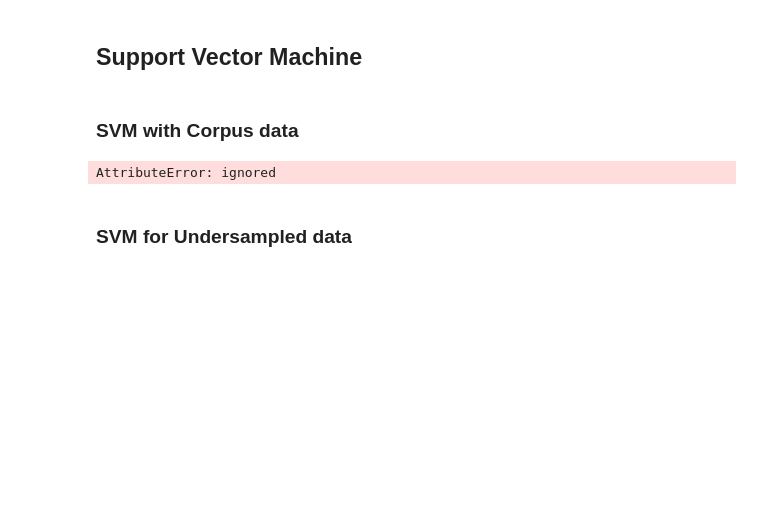
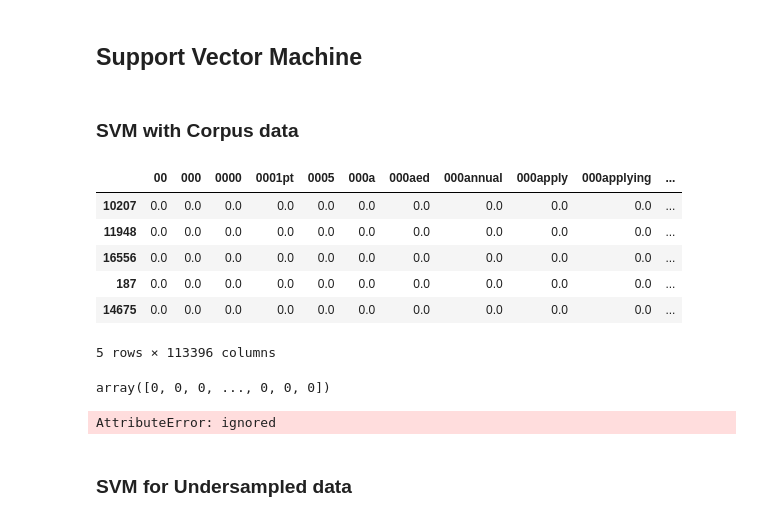
Before and after one commit to hunterblum/Job-Fraud-Detection, a Jupyter notebook: Group2_ML_Final.ipynb, the cells around one changed output. Saved outputs shown, nothing was run; the diff lists cells and outputs as text; code cells hidden in the pictures; blank space fills up the shorter version.

```diff
--- a/Group2_ML_Final.ipynb
+++ b/Group2_ML_Final.ipynb
@@ -1501,4 +1501,18 @@ y = labenc.fit_transform(y)
 X = Job_corpus.drop(columns = ['fraudulent'])
 
 X_train, X_test, y_train, y_test = train_test_split(X, y, test_size = 0.80, random_state=42)
+# %%
+X_train.head()
+# %% [output]
+|  | 00 | 000 | 0000 | 0001pt | 0005 | 000a | 000aed | 000annual | 000apply | 000applying | ... |
+| 10207 | 0.0 | 0.0 | 0.0 | 0.0 | 0.0 | 0.0 | 0.0 | 0.0 | 0.0 | 0.0 | ... |
+| 11948 | 0.0 | 0.0 | 0.0 | 0.0 | 0.0 | 0.0 | 0.0 | 0.0 | 0.0 | 0.0 | ... |
+| 16556 | 0.0 | 0.0 | 0.0 | 0.0 | 0.0 | 0.0 | 0.0 | 0.0 | 0.0 | 0.0 | ... |
+| 187 | 0.0 | 0.0 | 0.0 | 0.0 | 0.0 | 0.0 | 0.0 | 0.0 | 0.0 | 0.0 | ... |
+| 14675 | 0.0 | 0.0 | 0.0 | 0.0 | 0.0 | 0.0 | 0.0 | 0.0 | 0.0 | 0.0 | ... |
+5 rows × 113396 columns
+# %%
+y_train
+# %% [output]
+array([0, 0, 0, ..., 0, 0, 0])
 # %%
```
Also changed, not shown: parts of 5 cells of this notebook.
